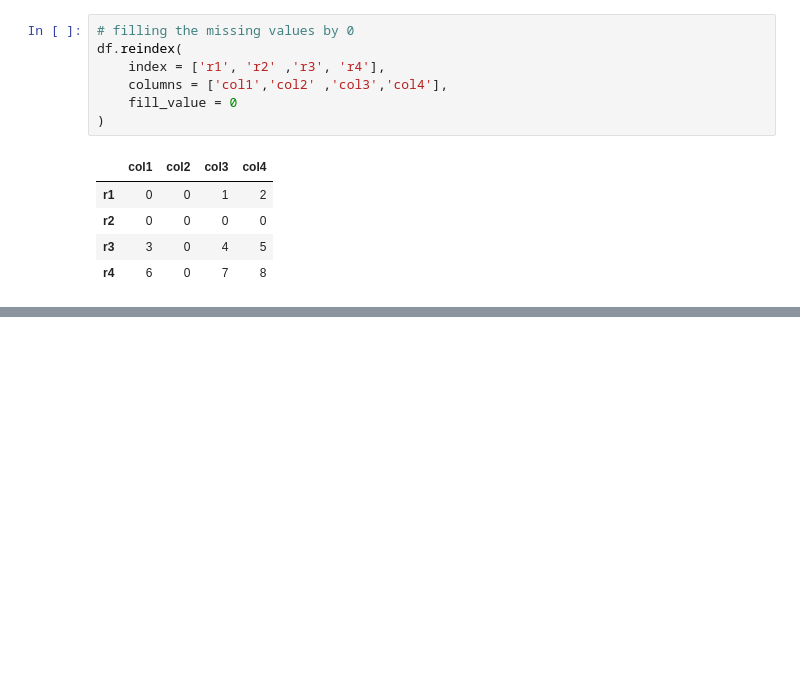
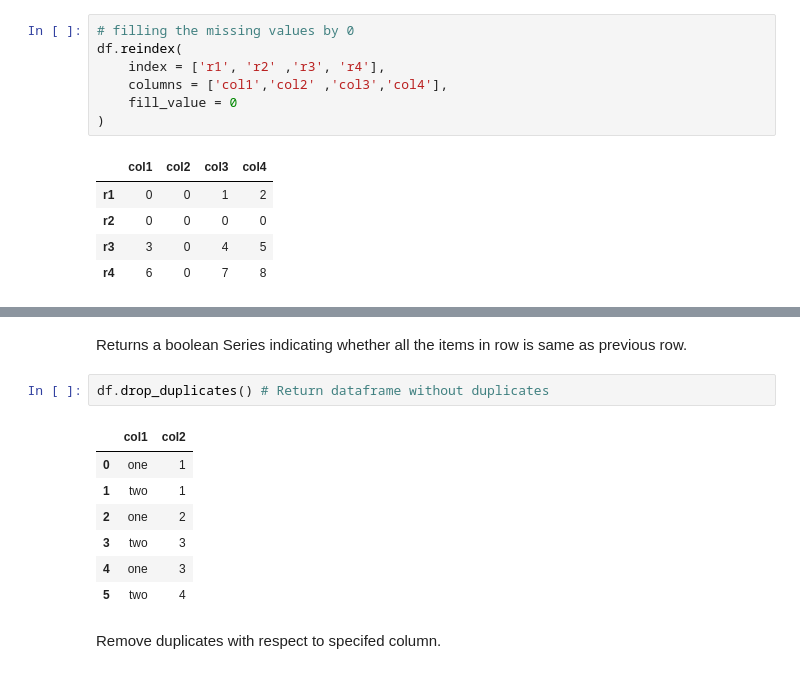
Before and after one commit to sateeshfrnd/DataAnalysisWithPython, a Jupyter notebook: Pandas/Pandas - Transformations.ipynb, the cells around one changed output, grey strips where cells are left out. Drawn from its saved outputs; the diff is of its cells as text; blank space fills up the shorter version.

```diff
--- a/Pandas/Pandas - Transformations.ipynb
+++ b/Pandas/Pandas - Transformations.ipynb
@@ -166,0 +289,14 @@ df.reindex(
+# %% [markdown]
+Returns a boolean Series indicating whether all the items in row is same as previous row.
+# %%
+df.drop_duplicates() # Return dataframe without duplicates
+# %% [output]
+|  | col1 | col2 |
+| 0 | one | 1 |
+| 1 | two | 1 |
+| 2 | one | 2 |
+| 3 | two | 3 |
+| 4 | one | 3 |
+| 5 | two | 4 |
+# %% [markdown]
+Remove duplicates with respect to specifed column.
```
Also changed, not shown: parts of 37 cells of this notebook, 1 other file.
